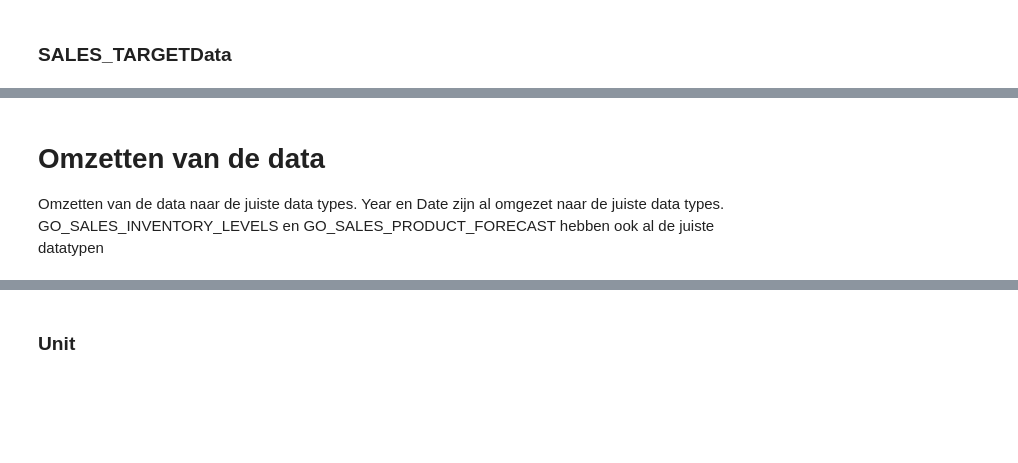
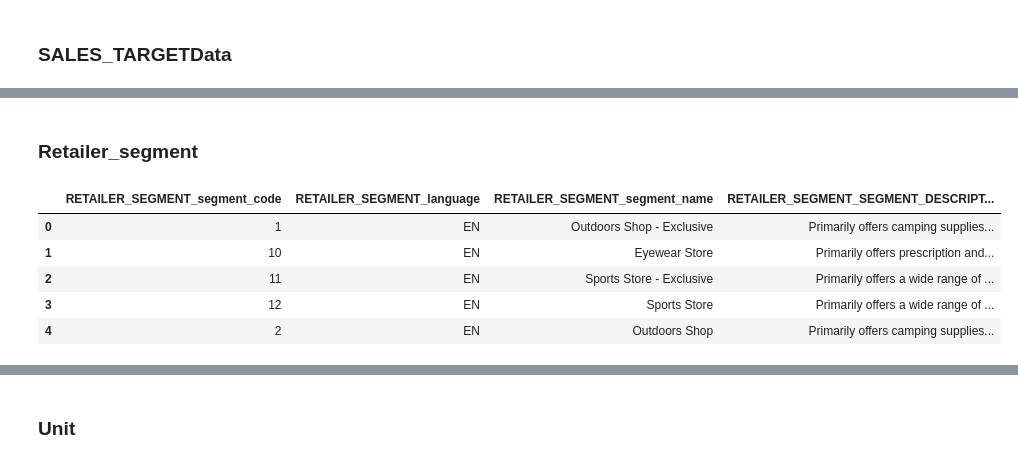
Before and after one commit to Nrojt/SE4-DEDS-Pyhton-opdrachten, a Jupyter notebook: week 4/4.3/Practicum_4.3.ipynb, the cells around one changed output, grey strips where cells are left out. Saved outputs shown, nothing was run; the diff lists cells and outputs as text; code cells hidden in the pictures; blank space fills up the shorter version.

```diff
--- a/week 4/4.3/Practicum_4.3.ipynb
+++ b/week 4/4.3/Practicum_4.3.ipynb
@@ -695,8 +695,22 @@ sales_target_data.head()
 | 2 | 3 | 6 | 2021 | 5 | Altitudes extrêmes | ... |
 | 3 | 4 | 6 | 2021 | 5 | Camping Sauvage | ... |
 | 4 | 5 | 6 | 2021 | 5 | Camping Sauvage | ... |
-# %% [markdown]
-# Omzetten van de data
-Omzetten van de data naar de juiste data types.
-Year en Date zijn al omgezet naar de juiste data types.
-GO_SALES_INVENTORY_LEVELS en GO_SALES_PRODUCT_FORECAST hebben ook al de juiste datatypen
+# %% [markdown]
+### Retailer_segment
+# %%
+retailer_segment = go_crm_retailer_segment
+
+# dropping trial222 column
+retailer_segment = retailer_segment.drop(columns=['TRIAL222'])
+
+# rename the columns
+retailer_segment = retailer_segment.rename(columns={'SEGMENT_CODE': 'RETAILER_SEGMENT_segment_code', 'LANGUAGE': 'RETAILER_SEGMENT_language', 'SEGMENT_NAME': 'RETAILER_SEGMENT_segment_name', 'SEGMENT_DESCRIPTION': 'RETAILER_SEGMENT_SEGMENT_DESCRIPTION_description'})
+
+retailer_segment.head()
+# %% [output]
+|  | RETAILER_SEGMENT_segment_code | RETAILER_SEGMENT_language | RETAILER_SEGMENT_segment_name | RETAILER_SEGMENT_SEGMENT_DESCRIPT... |
+| 0 | 1 | EN | Outdoors Shop - Exclusive | Primarily offers camping supplies... |
+| 1 | 10 | EN | Eyewear Store | Primarily offers prescription and... |
+| 2 | 11 | EN | Sports Store - Exclusive | Primarily offers a wide range of ... |
+| 3 | 12 | EN | Sports Store | Primarily offers a wide range of ... |
+| 4 | 2 | EN | Outdoors Shop | Primarily offers camping supplies... |
```
Also changed, not shown: parts of 9 cells of this notebook, 1 other file.
